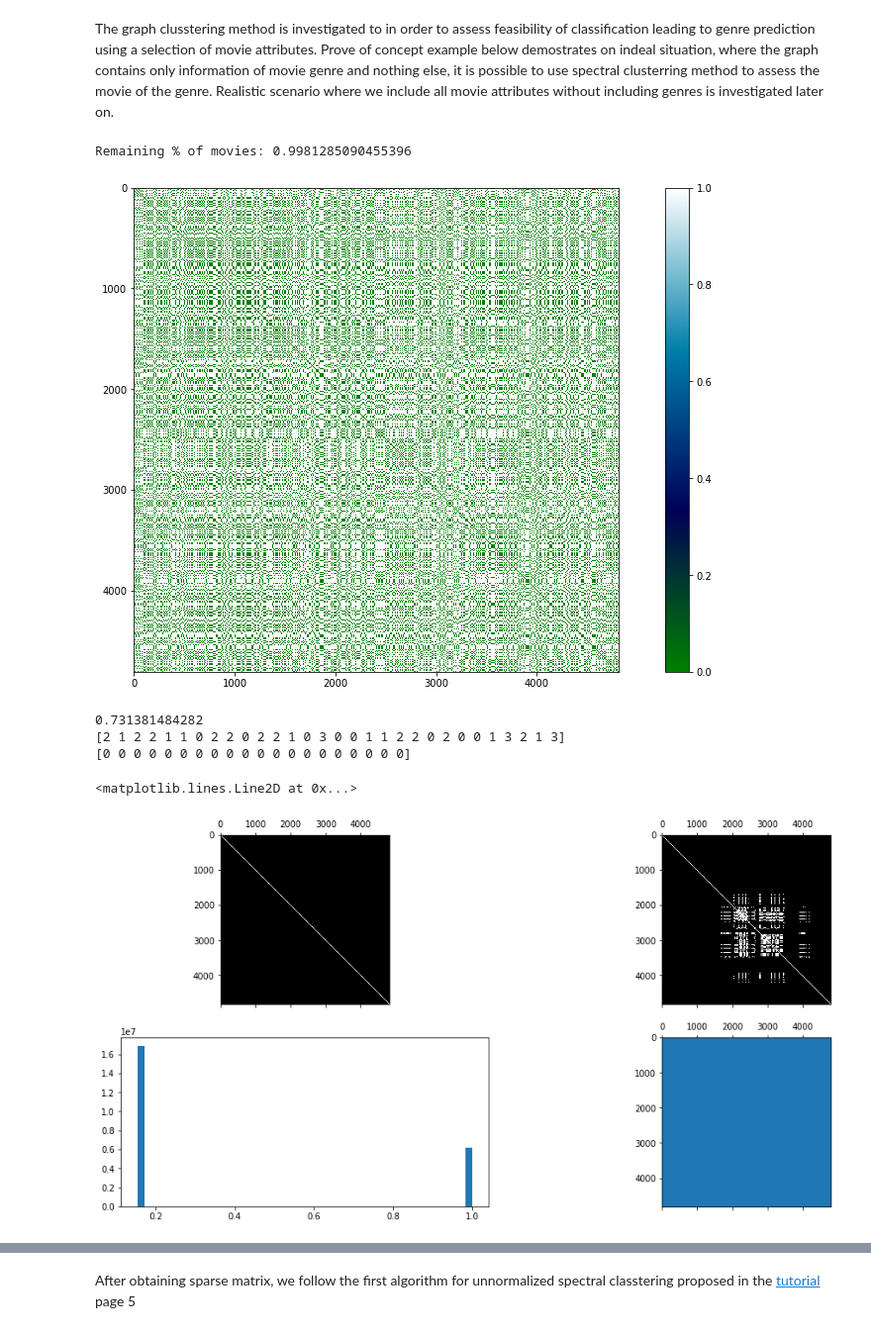
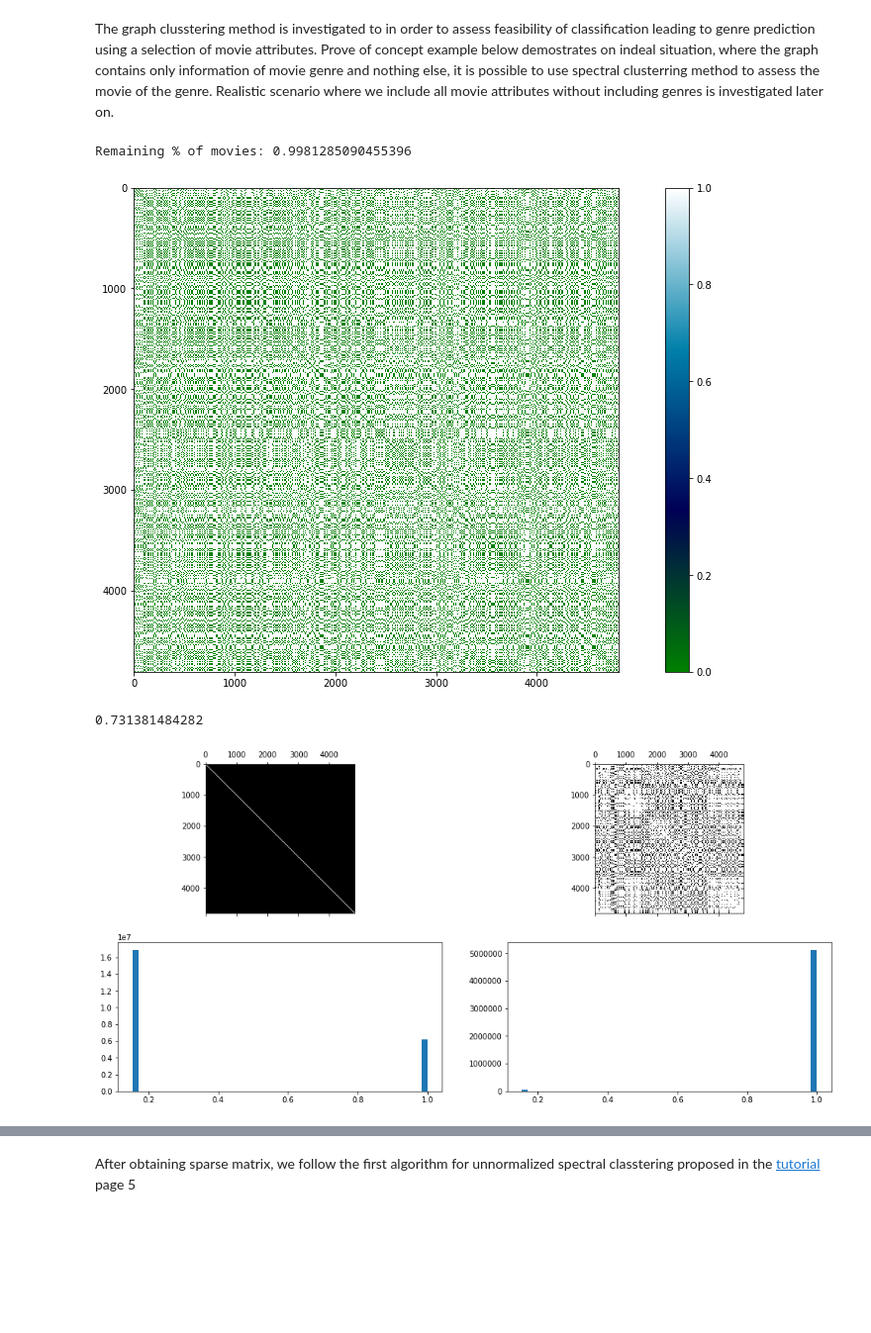
Before and after one commit to MilicaNovak/FinalProjectNTDS2017, a Jupyter notebook: ReportNotebook/Report.ipynb, the cells around one changed output, grey strips where cells are left out. Shown at 99% size. Saved outputs shown, nothing was run; the diff lists cells and outputs as text; code cells hidden in the pictures; blank space fills up the shorter version.

Commit message:
reprocessed matrix updated

```diff
--- a/ReportNotebook/Report.ipynb
+++ b/ReportNotebook/Report.ipynb
@@ -485,34 +485,24 @@ The graph clusstering method is investigated to in order to assess feasibility o
 # %%
 #simplistic example
 DropLines=[]
 Remains= (Movies.drop(DropLines))
 Cat_remains = pd.DataFrame()
 Cat_remains['Is_drama']   = Remains["main_genres"].apply(lambda x: 1 if x=='Drama'  else 0)
 Cat_remains['Is_Comedy']  = Remains["main_genres"].apply(lambda x: 1 if x=='Comedy' else 0)
 Cat_remains['Is_Action']  = Remains["main_genres"].apply(lambda x: 1 if x=='Action' else 0)
 Cat_remains['Is_Other']   = Remains["main_genres"].apply(lambda x: 1 if x=='Other'  else 0)
 
 #calculation of distances betseen movies in the genre spece using cosine metric, lines which contain only zeroes
 #are removed from the dataset since zero vectors are not valid input for cosine distance calculation
 Simple_distances, DL, NF = DropZeroLinesAndGetDistanes([Cat_remains,Cat_remains,Cat_remains])
 
 PlotMatrix(Simple_distances[0])
 #calculation the weight matrix from distances using gaussian kernel
-SimpleW =  GetWeights(Simple_distances[0],4000)
+SimpleW =  GetWeights(Simple_distances[0],800)
 simpleWEIGHTS = SimpleW
 np.savez_compressed("../Datasets/simpleWEIGHTS.npz", simpleWEIGHTS, simpleWEIGHTS=simpleWEIGHTS)
-
-#getting genres encoding
-genres = preprocessing.LabelEncoder().fit_transform((Movies.drop(DropLines)['main_genres']))
-#saving the matrix
-np.savez_compressed("../Datasets/Simple_genres.npz", genres, genres=genres)
-simpleWEIGHTS = BubbleReorderMatrix(SimpleW,genres)
-plt.spy(simpleWEIGHTS, markersize=0.005)
 # %% [output]
 Remaining % of movies: 0.9981285090455396
 [figure]
 0.731381484282
-[2 1 2 2 1 1 0 2 2 0 2 2 1 0 3 0 0 1 1 2 2 0 2 0 0 1 3 2 1 3]
-[0 0 0 0 0 0 0 0 0 0 0 0 0 0 0 0 0 0 0 0]
-<matplotlib.lines.Line2D at 0x...>
-[figure, old version]
+[figure, new version]
```
Also changed, not shown: parts of 11 cells of this notebook, 2 other files.
